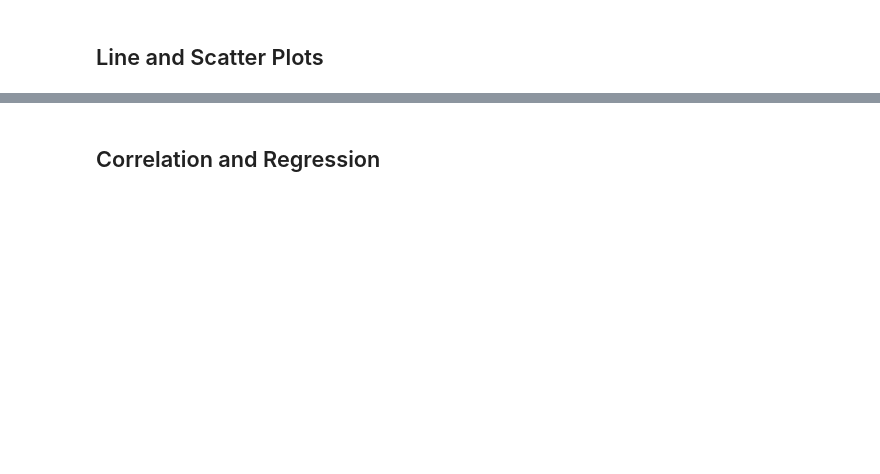
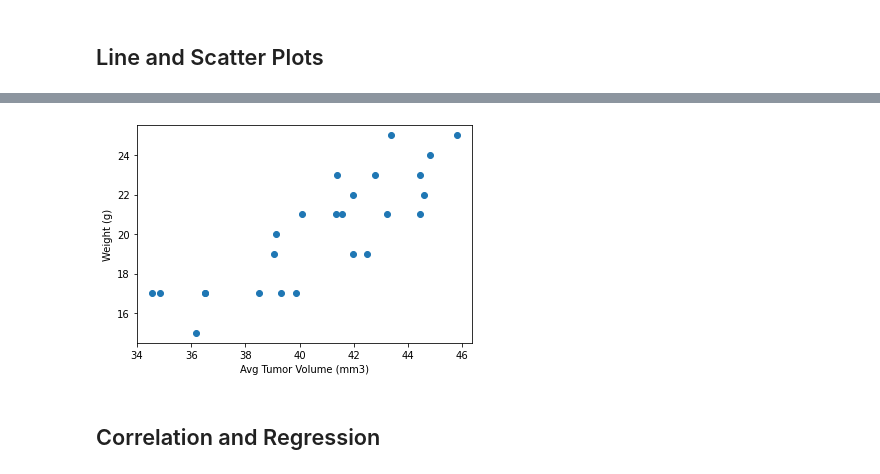
Before and after one commit to SugeilyMG/Matplotlib-challenge, a Jupyter notebook: pymaceuticals_starter.ipynb, the cells around one changed output, grey strips where cells are left out. Cells and saved outputs as stored; diff of their text form; code cells hidden in the pictures; blank space fills up the shorter version.

```diff
--- a/pymaceuticals_starter.ipynb
+++ b/pymaceuticals_starter.ipynb
@@ -273,2 +337,5 @@ plt.pie(distribution_list, labels=labels, colors=colors,
 # %%
 # Generate a scatter plot of average tumor volume vs. mouse weight for the Capomulin regimen
+scatter_plot=combined_data[(combined_data['Drug Regimen'] =='Capomulin')]
+scatter_plot_=pd.DataFrame(scatter_plot.groupby("Mouse ID").mean())
+scatter_plot_
@@ -275,2 +361,9 @@ plt.pie(distribution_list, labels=labels, colors=colors,
+# %%
+plt.scatter(scatter_plot_['Tumor Volume (mm3)'],scatter_plot_['Weight (g)'])
+plt.xlabel('Avg Tumor Volume (mm3)')
+plt.ylabel('Weight (g)')
+plt.show()
+# %% [output]
+[figure, added]
 # %% [markdown]
 ## Correlation and Regression
```
Also changed, not shown: parts of 14 cells of this notebook, 2 other files.
